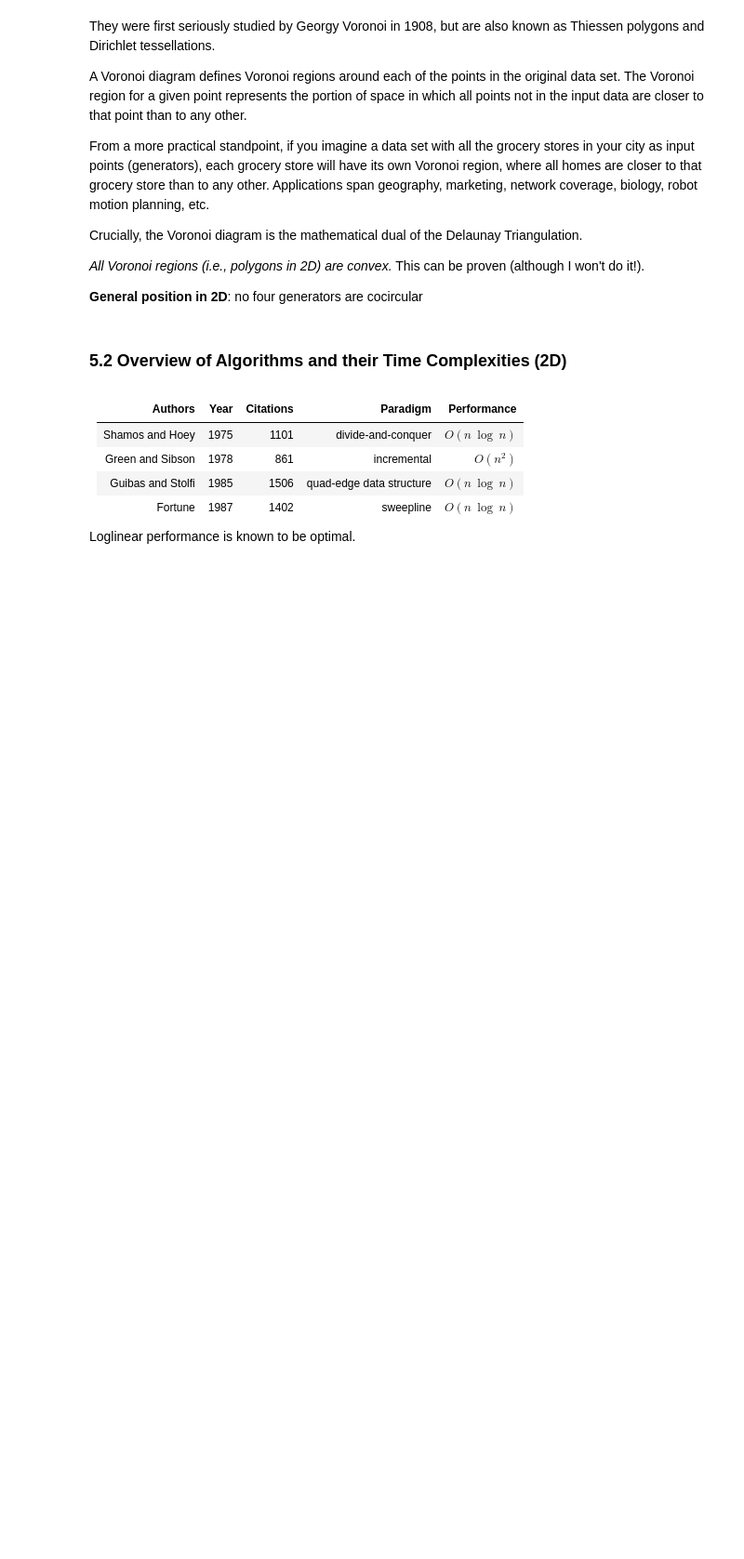
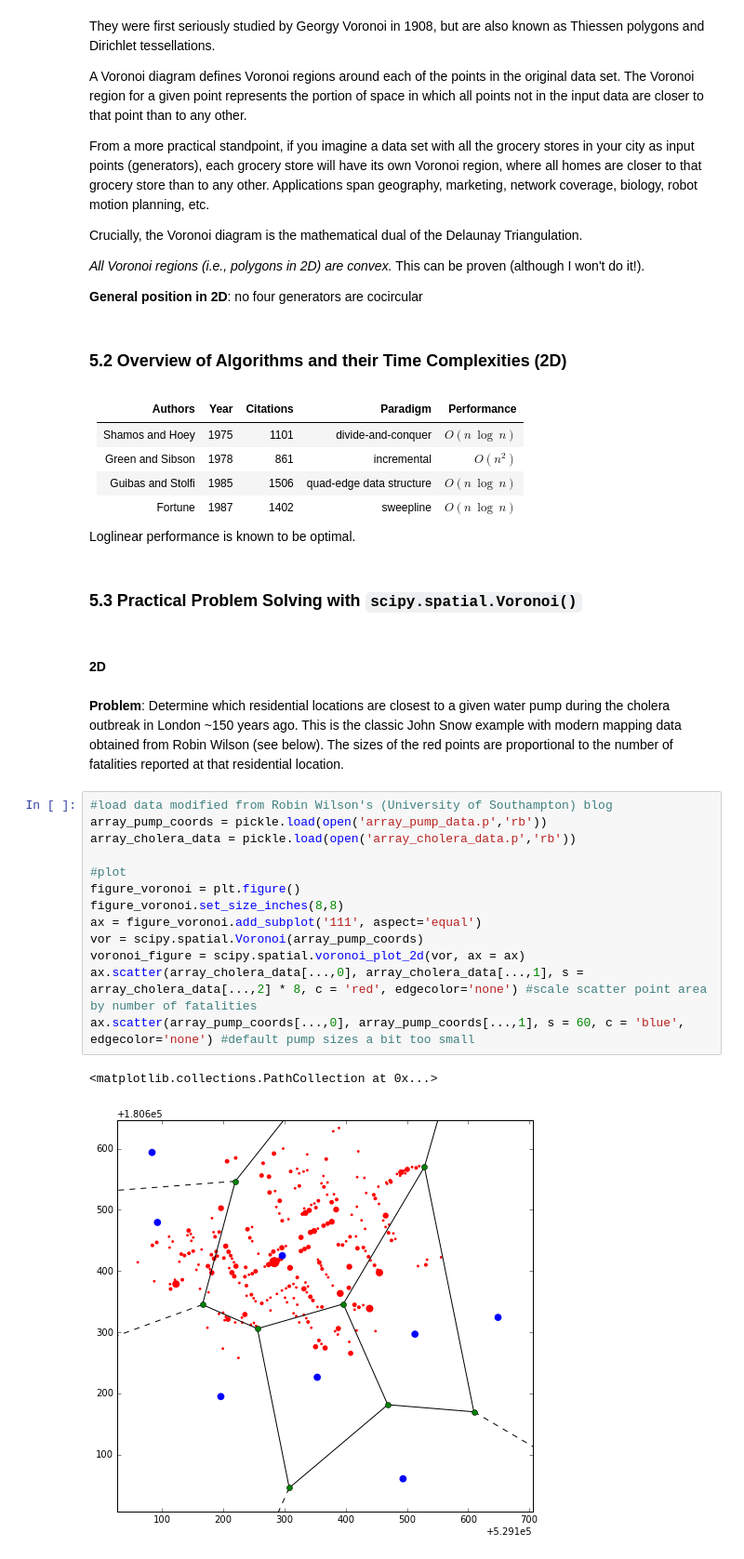
Before and after one commit to tylerjereddy/pycon-2016, a Jupyter notebook: computational_geometry_tutorial.ipynb, the cells around one changed output. Shown at 93% size. Cells and saved outputs as stored; diff of their text form; blank space fills up the shorter version.

Commit message:
Completed draft of 2D example for scipy.spatial.Voronoi() in section 5.3, and included associated data.

```diff
--- a/computational_geometry_tutorial.ipynb
+++ b/computational_geometry_tutorial.ipynb
@@ -976,3 +976,25 @@ Guibas and Stolfi | 1985 | 1506 | quad-edge data structure | $O(n\:{\log}\:n)$
 Fortune | 1987 | 1402 | sweepline | $O(n\:{\log}\:n)$
 
 Loglinear performance is known to be optimal.
+# %% [markdown]
+### 5.3 Practical Problem Solving with `scipy.spatial.Voronoi()`
+# %% [markdown]
+#### 2D
+# %% [markdown]
+**Problem**: Determine which residential locations are closest to a given water pump during the cholera outbreak in London ~150 years ago. This is the classic John Snow example with modern mapping data obtained from Robin Wilson (see below). The sizes of the red points are proportional to the number of fatalities reported at that residential location.
+# %%
+#load data modified from Robin Wilson's (University of Southampton) blog
+array_pump_coords = pickle.load(open('array_pump_data.p','rb'))
+array_cholera_data = pickle.load(open('array_cholera_data.p','rb'))
+
+#plot
+figure_voronoi = plt.figure()
+figure_voronoi.set_size_inches(8,8)
+ax = figure_voronoi.add_subplot('111', aspect='equal')
+vor = scipy.spatial.Voronoi(array_pump_coords)
+voronoi_figure = scipy.spatial.voronoi_plot_2d(vor, ax = ax)
+ax.scatter(array_cholera_data[...,0], array_cholera_data[...,1], s = array_cholera_data[...,2] * 8, c = 'red', edgecolor='none') #scale scatter point area by number of fatalities
+ax.scatter(array_pump_coords[...,0], array_pump_coords[...,1], s = 60, c = 'blue', edgecolor='none') #default pump sizes a bit too small
+# %% [output]
+<matplotlib.collections.PathCollection at 0x...>
+[figure, added]
```
Also changed, not shown: parts of 8 cells of this notebook, 2 other files.
